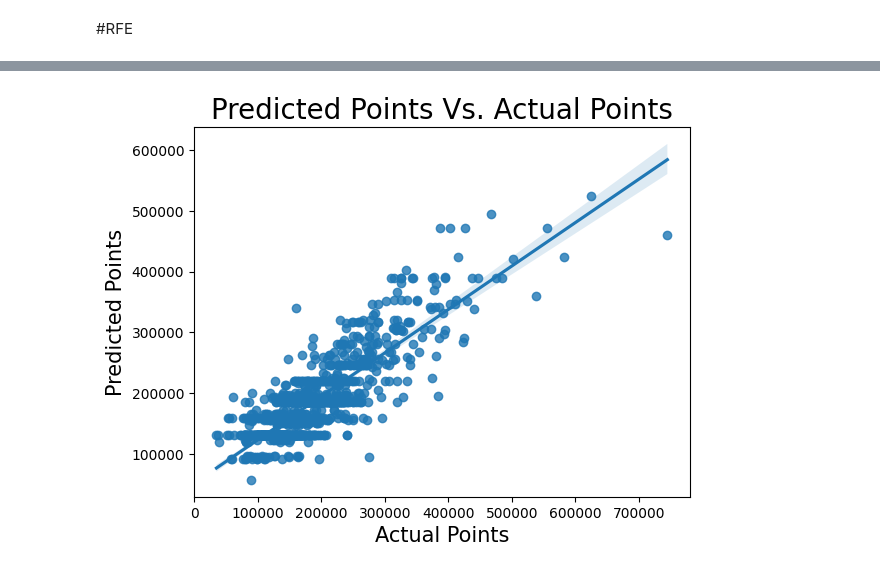
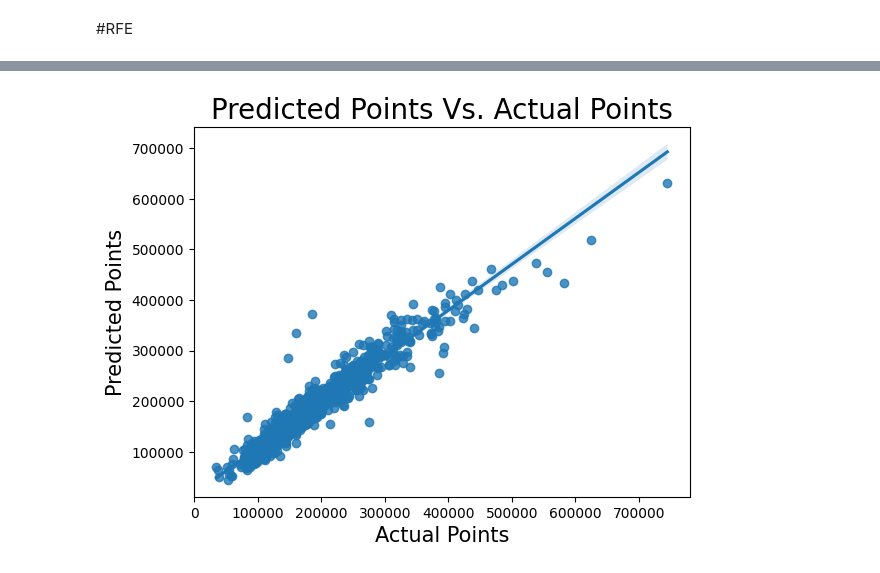
Before and after one commit to chitra-psg/house_price_prediction, a Jupyter notebook: house_pricing.ipynb, the cells around one changed output, grey strips where cells are left out. Cells and saved outputs as stored; diff of their text form; code cells hidden in the pictures.

```diff
--- a/house_pricing.ipynb
+++ b/house_pricing.ipynb
@@ -442,7 +422,7 @@ plt.show()
 # %% [output]
 [figure]
 # %%
-df_house.drop(['GarageFinish', 'GarageQual', 'GarageCond','BsmtFinSF1', 'BsmtFinSF2','BsmtUnfSF'], axis=1, inplace=True)
+#df_house.drop(['GarageFinish', 'GarageQual', 'GarageCond','BsmtFinSF1', 'BsmtFinSF2','BsmtUnfSF'], axis=1, inplace=True)
 # %% [markdown]
 # Summary
 1. There is linear relationship between independent variable and output variable
@@ -1118,12 +1188,12 @@ plt.show()
 # %%
 # Plot the predicted value against Actual data
-sns.regplot(x=y_train, y=y_train_price )
+sns.regplot(x=y_train, y=y_train_pred )
 plt.title('Predicted Points Vs. Actual Points', fontdict={'fontsize': 20})
 plt.xlabel('Actual Points', fontdict={'fontsize': 15})
 plt.ylabel('Predicted Points', fontdict={'fontsize': 15})
 plt.show()
 # %% [output]
-[figure, old version]
+[figure, new version]
 # %%
 # Checking correlation between the predictors
 plt.figure(figsize=(10,8))
```
Also changed, not shown: parts of 39 cells of this notebook.
